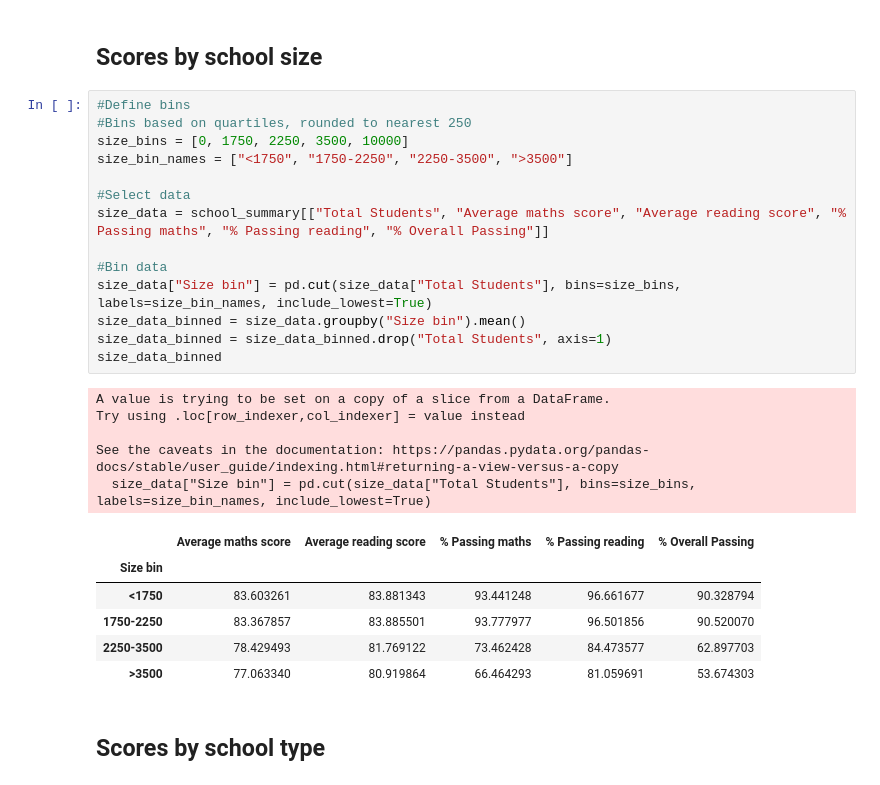
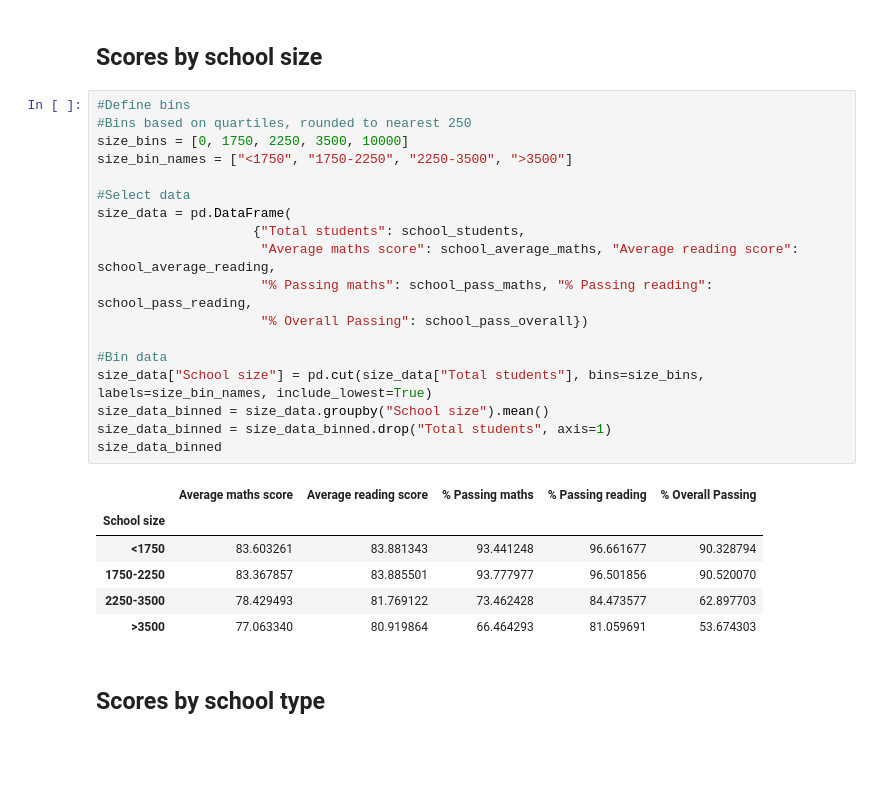
Before and after one commit to TomHOldershaw/Pandas-Challenge, a Jupyter notebook: PyCitySchools/PyCitySchools.ipynb, the cells around one changed output. Drawn from its saved outputs; the diff is of its cells as text; blank space fills up the shorter version.

```diff
--- a/PyCitySchools/PyCitySchools.ipynb
+++ b/PyCitySchools/PyCitySchools.ipynb
@@ -326,25 +340,24 @@ Scores by school size
 # %%
 #Define bins
 #Bins based on quartiles, rounded to nearest 250
 size_bins = [0, 1750, 2250, 3500, 10000]
 size_bin_names = ["<1750", "1750-2250", "2250-3500", ">3500"]
 
 #Select data
-size_data = school_summary[["Total Students", "Average maths score", "Average reading score", "% Passing maths", "% Passing reading", "% Overall Passing"]]
+size_data = pd.DataFrame(
+                    {"Total students": school_students,
+                     "Average maths score": school_average_maths, "Average reading score": school_average_reading,
+                     "% Passing maths": school_pass_maths, "% Passing reading": school_pass_reading,
+                     "% Overall Passing": school_pass_overall})
 
 #Bin data
-size_data["Size bin"] = pd.cut(size_data["Total Students"], bins=size_bins, labels=size_bin_names, include_lowest=True)
-size_data_binned = size_data.groupby("Size bin").mean()
-size_data_binned = size_data_binned.drop("Total Students", axis=1)
+size_data["School size"] = pd.cut(size_data["Total students"], bins=size_bins, labels=size_bin_names, include_lowest=True)
+size_data_binned = size_data.groupby("School size").mean()
+size_data_binned = size_data_binned.drop("Total students", axis=1)
 size_data_binned
 # %% [output]
-A value is trying to be set on a copy of a slice from a DataFrame.
-Try using .loc[row_indexer,col_indexer] = value instead
-
-See the caveats in the documentation: https://pandas.pydata.org/pandas-docs/stable/user_guide/indexing.html#returning-a-view-versus-a-copy
-  size_data["Size bin"] = pd.cut(size_data["Total Students"], bins=size_bins, labels=size_bin_names, include_lowest=True)
 |  | Average maths score | Average reading score | % Passing maths | % Passing reading | % Overall Passing |
-| Size bin |  |  |  |  |  |
+| School size |  |  |  |  |  |
 | <1750 | 83.603261 | 83.881343 | 93.441248 | 96.661677 | 90.328794 |
 | 1750-2250 | 83.367857 | 83.885501 | 93.777977 | 96.501856 | 90.520070 |
 | 2250-3500 | 78.429493 | 81.769122 | 73.462428 | 84.473577 | 62.897703 |
```
Also changed, not shown: parts of 8 cells of this notebook.
